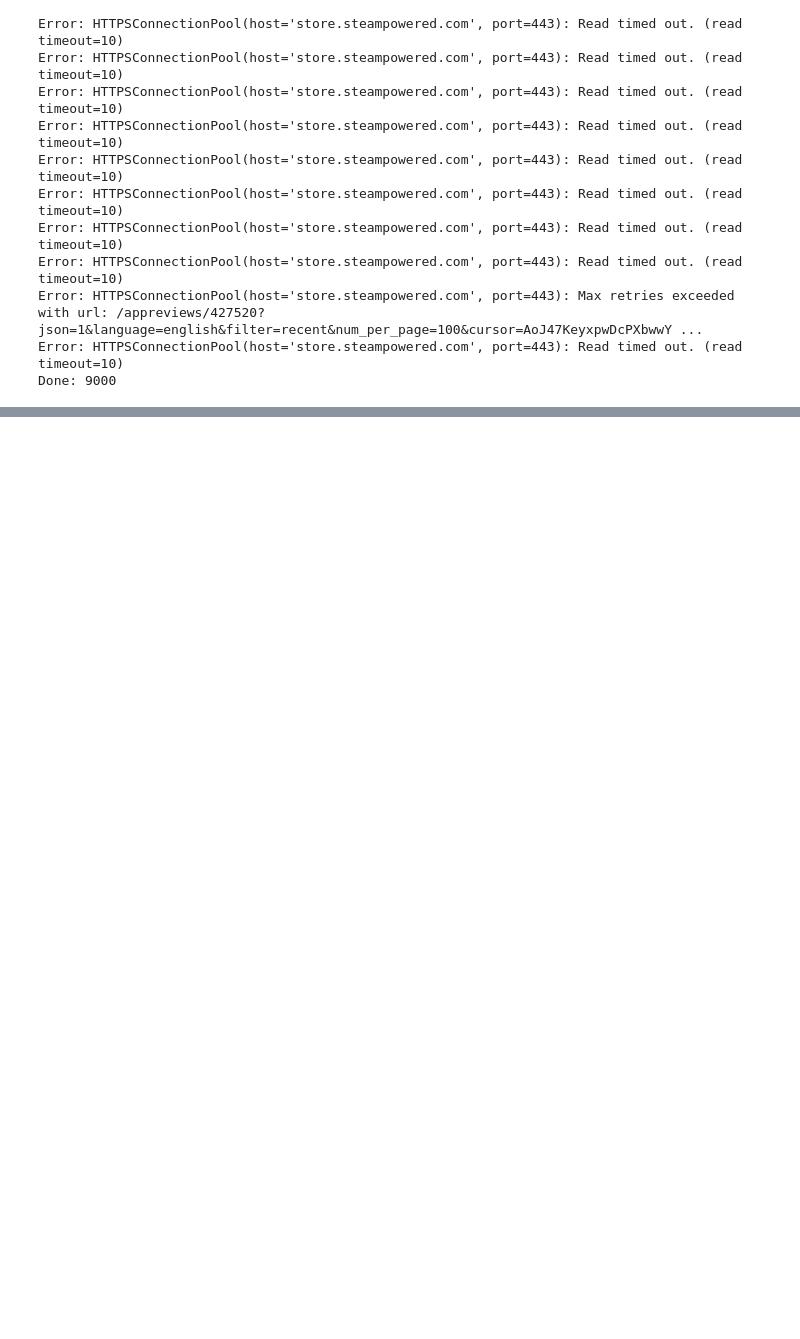
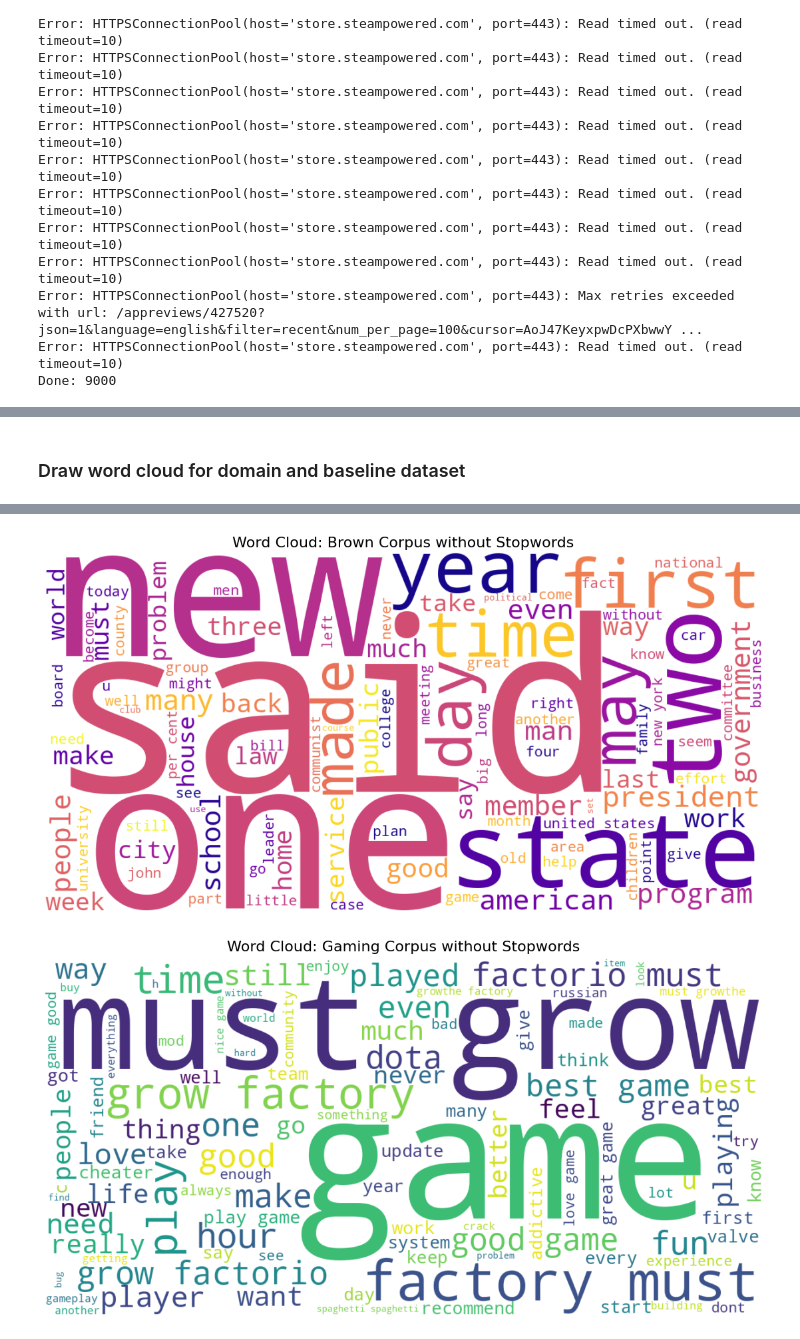
Before and after one commit to Ytgerr/Case_study, a Jupyter notebook: parsing_corpus.ipynb, the cells around one changed output, grey strips where cells are left out. Cells and saved outputs as stored; diff of their text form; code cells hidden in the pictures; blank space fills up the shorter version.

```diff
--- a/parsing_corpus.ipynb
+++ b/parsing_corpus.ipynb
@@ -264,8 +127,24 @@ import nltk
 nltk.download('brown')
 from nltk.corpus import brown
 
-tokens = [w.lower() for w in brown.words() if w.isalpha()]
-base_tokens = tokens[:140000]
+def load_brown_sentences(limit_tokens=140000):
+    sents = []
+    total = 0
+
+    for sent in brown.sents():
+        clean_sent = [w.lower() for w in sent if w.isalpha()]
+        if len(clean_sent) >= 3:
+            sents.append(clean_sent)
+            total += len(clean_sent)
+        if total >= limit_tokens:
+            break
+
+    return sents
+
+base_sents = load_brown_sentences(limit_tokens=140000)
+
+print("Number of base sentences:", len(base_sents))
+print("Example:", base_sents[0][:20])
 # %% [output]
 [nltk_data] Downloading package brown to
 [nltk_data]     C:\Users\k4ty2\AppData\Roaming\nltk_data...
@@ -273,0 +186,57 @@ base_tokens = tokens[:140000]
+# %% [markdown]
+### Draw word cloud for domain and baseline dataset
+# %%
+import nltk
+import matplotlib.pyplot as plt
+from nltk.corpus import stopwords
+from wordcloud import WordCloud
+
+nltk.download("stopwords")
+
+stop_words = set(stopwords.words("english"))
+
+def remove_stopwords_from_sents(sentences, stop_words):
+    cleaned_sents = []
+    for sent in sentences:
+        filtered = [w for w in sent if w not in stop_words]
+        if filtered:
+            cleaned_sents.append(filtered)
+    return cleaned_sents
+
+def flatten_sentences_to_text(sentences):
+    return " ".join(word for sent in sentences for word in sent)
+
+base_sents_nostop = remove_stopwords_from_sents(base_sents, stop_words)
+domain_sents_nostop = remove_stopwords_from_sents(domain_sents, stop_words)
+
+base_text_nostop = flatten_sentences_to_text(base_sents_nostop)
+domain_text_nostop = flatten_sentences_to_text(domain_sents_nostop)
+
+wc_base = WordCloud(
+    width=1200,
+    height=600,
+    background_color="white",
+    colormap="plasma",
+    max_words=100
+).generate(base_text_nostop)
+
+wc_domain = WordCloud(
+    width=1200,
+    height=600,
+    background_color="white",
+    colormap="viridis",
+    max_words=100
+).generate(domain_text_nostop)
+
+plt.figure(figsize=(14, 7))
+plt.imshow(wc_base, interpolation="bilinear")
+plt.axis("off")
+plt.title("Word Cloud: Brown Corpus without Stopwords", fontsize=16)
+plt.show()
+
+plt.figure(figsize=(14, 7))
+plt.imshow(wc_domain, interpolation="bilinear")
+plt.axis("off")
+plt.title("Word Cloud: Gaming Corpus without Stopwords", fontsize=16)
+plt.show()
+# %% [output]
@@ -273,0 +246,2 @@ base_tokens = tokens[:140000]
+[figure, added]
+[figure, added]
```
Also changed, not shown: parts of 19 cells of this notebook, 3 other files.
